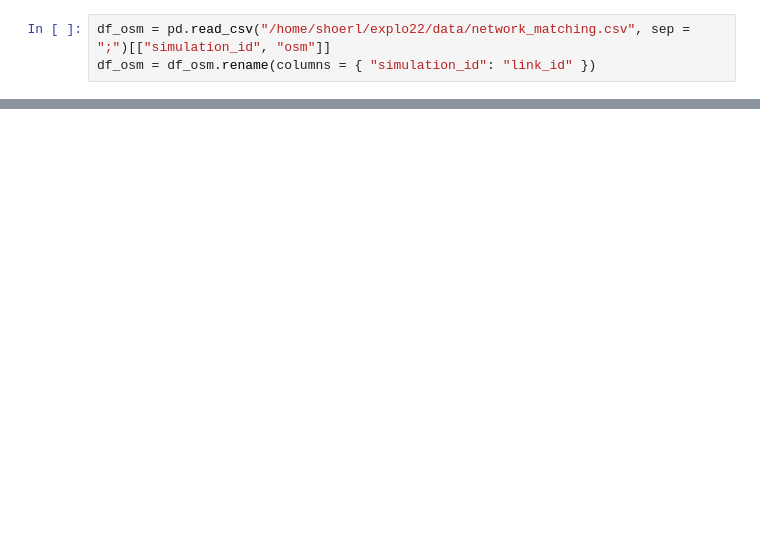
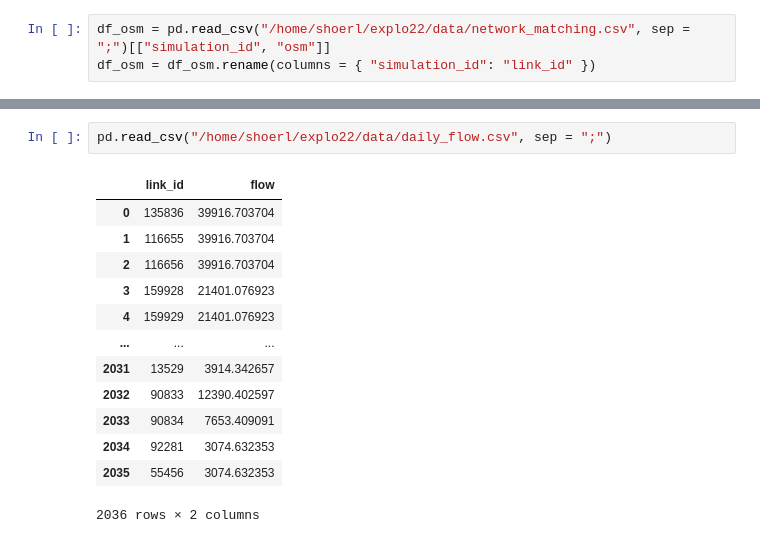
Before and after one commit to sebhoerl/boptx, a Jupyter notebook: examples/eqasim/Daily Flow.ipynb, the cells around one changed output, grey strips where cells are left out. Saved outputs shown, nothing was run; the diff lists cells and outputs as text; blank space fills up the shorter version.

```diff
--- a/examples/eqasim/Daily Flow.ipynb
+++ b/examples/eqasim/Daily Flow.ipynb
@@ -179,0 +255,16 @@ plt.tight_layout()
+# %%
+pd.read_csv("/home/shoerl/explo22/data/daily_flow.csv", sep = ";")
+# %% [output]
+|  | link_id | flow |
+| 0 | 135836 | 39916.703704 |
+| 1 | 116655 | 39916.703704 |
+| 2 | 116656 | 39916.703704 |
+| 3 | 159928 | 21401.076923 |
+| 4 | 159929 | 21401.076923 |
+| ... | ... | ... |
+| 2031 | 13529 | 3914.342657 |
+| 2032 | 90833 | 12390.402597 |
+| 2033 | 90834 | 7653.409091 |
+| 2034 | 92281 | 3074.632353 |
+| 2035 | 55456 | 3074.632353 |
+2036 rows × 2 columns
```
Also changed, not shown: parts of 10 cells of this notebook, 3 other files.
